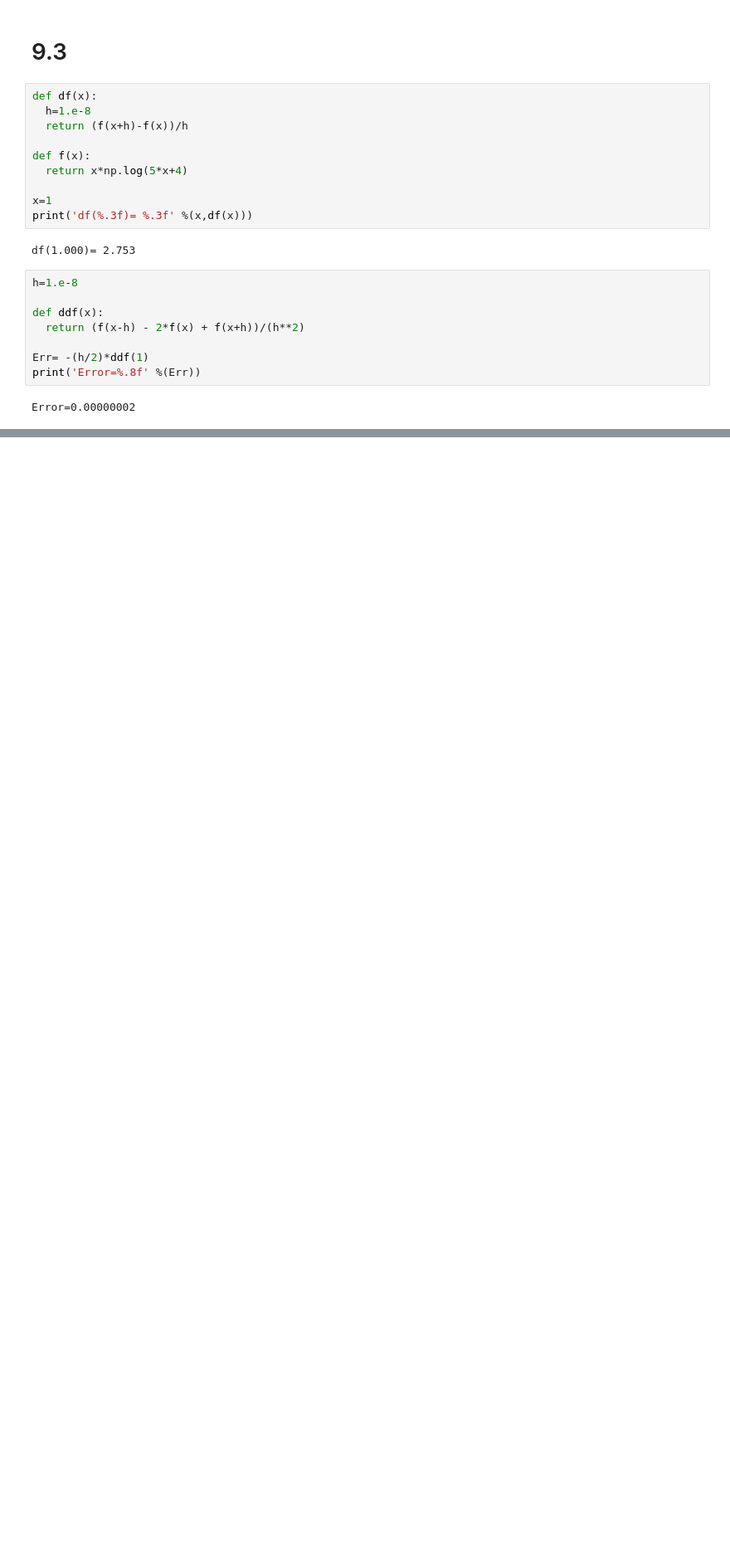
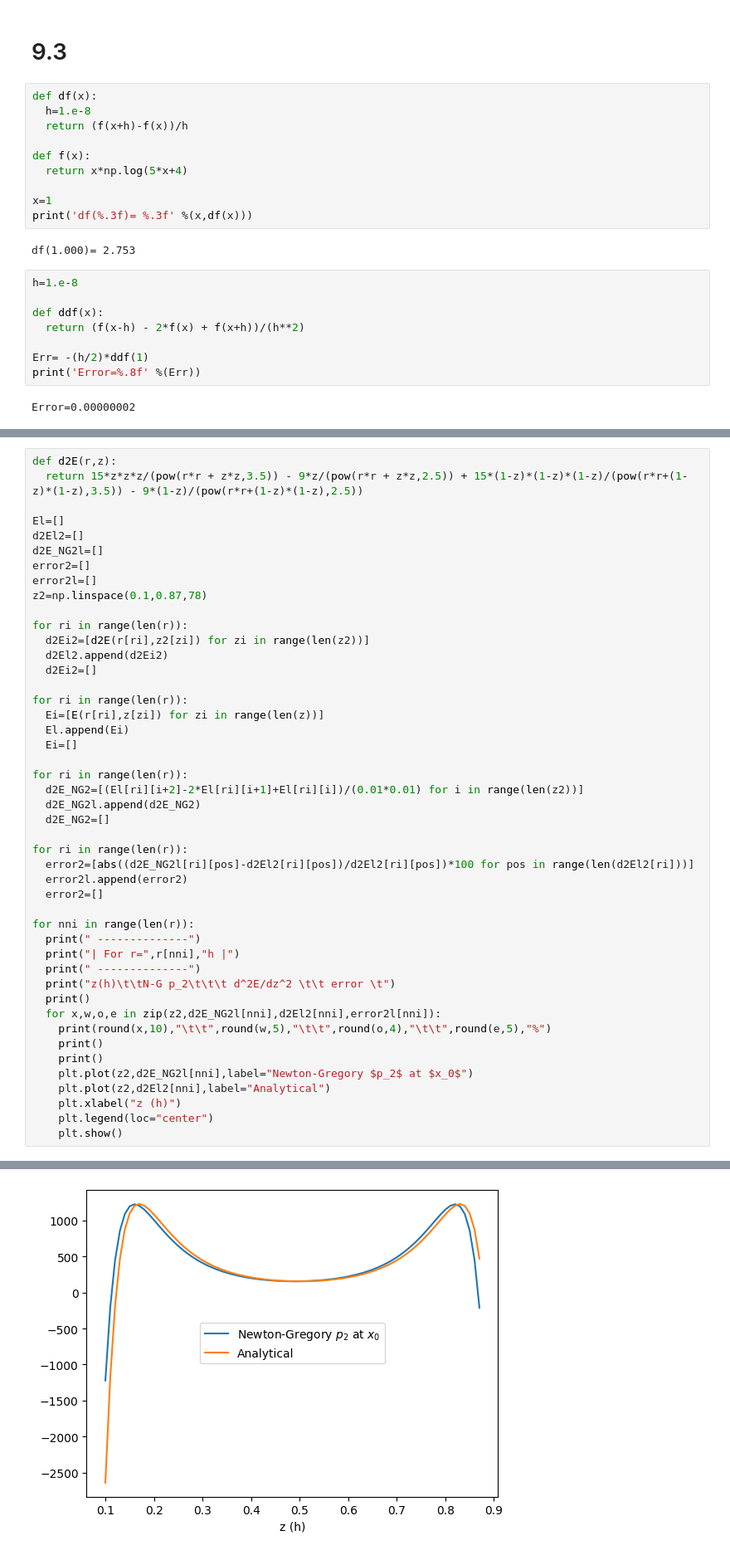
Before and after one commit to costpetrides/Computational-Physics, a Jupyter notebook: Differentiation/Exercises.ipynb, the cells around one changed output, grey strips where cells are left out. Shown at 83% size. Drawn from its saved outputs; the diff is of its cells as text; blank space fills up the shorter version.

```diff
--- a/Differentiation/Exercises.ipynb
+++ b/Differentiation/Exercises.ipynb
@@ -87,0 +113,47 @@ Error=0.00000002
+# %%
+def d2E(r,z):
+  return 15*z*z*z/(pow(r*r + z*z,3.5)) - 9*z/(pow(r*r + z*z,2.5)) + 15*(1-z)*(1-z)*(1-z)/(pow(r*r+(1-z)*(1-z),3.5)) - 9*(1-z)/(pow(r*r+(1-z)*(1-z),2.5))
+
+El=[]
+d2El2=[]
+d2E_NG2l=[]
+error2=[]
+error2l=[]
+z2=np.linspace(0.1,0.87,78)
+
+for ri in range(len(r)):
+  d2Ei2=[d2E(r[ri],z2[zi]) for zi in range(len(z2))]
+  d2El2.append(d2Ei2)
+  d2Ei2=[]
+
+for ri in range(len(r)):
+  Ei=[E(r[ri],z[zi]) for zi in range(len(z))]
+  El.append(Ei)
+  Ei=[]
+
+for ri in range(len(r)):
+  d2E_NG2=[(El[ri][i+2]-2*El[ri][i+1]+El[ri][i])/(0.01*0.01) for i in range(len(z2))]
+  d2E_NG2l.append(d2E_NG2)
+  d2E_NG2=[]
+
+for ri in range(len(r)):
+  error2=[abs((d2E_NG2l[ri][pos]-d2El2[ri][pos])/d2El2[ri][pos])*100 for pos in range(len(d2El2[ri]))]
+  error2l.append(error2)
+  error2=[]
+
+for nni in range(len(r)):
+  print(" --------------")
+  print("| For r=",r[nni],"h |")
+  print(" --------------")
+  print("z(h)\t\tN-G p_2\t\t\t d^2E/dz^2 \t\t error \t")
+  print()
+  for x,w,o,e in zip(z2,d2E_NG2l[nni],d2El2[nni],error2l[nni]):
+    print(round(x,10),"\t\t",round(w,5),"\t\t",round(o,4),"\t\t",round(e,5),"%")
+    print()
+    print()
+    plt.plot(z2,d2E_NG2l[nni],label="Newton-Gregory $p_2$ at $x_0$")
+    plt.plot(z2,d2El2[nni],label="Analytical")
+    plt.xlabel("z (h)")
+    plt.legend(loc="center")
+    plt.show()
+# %% [output]
@@ -87,0 +177 @@ Error=0.00000002
+[figure, added]
```
Also changed, not shown: parts of 5 cells of this notebook.
